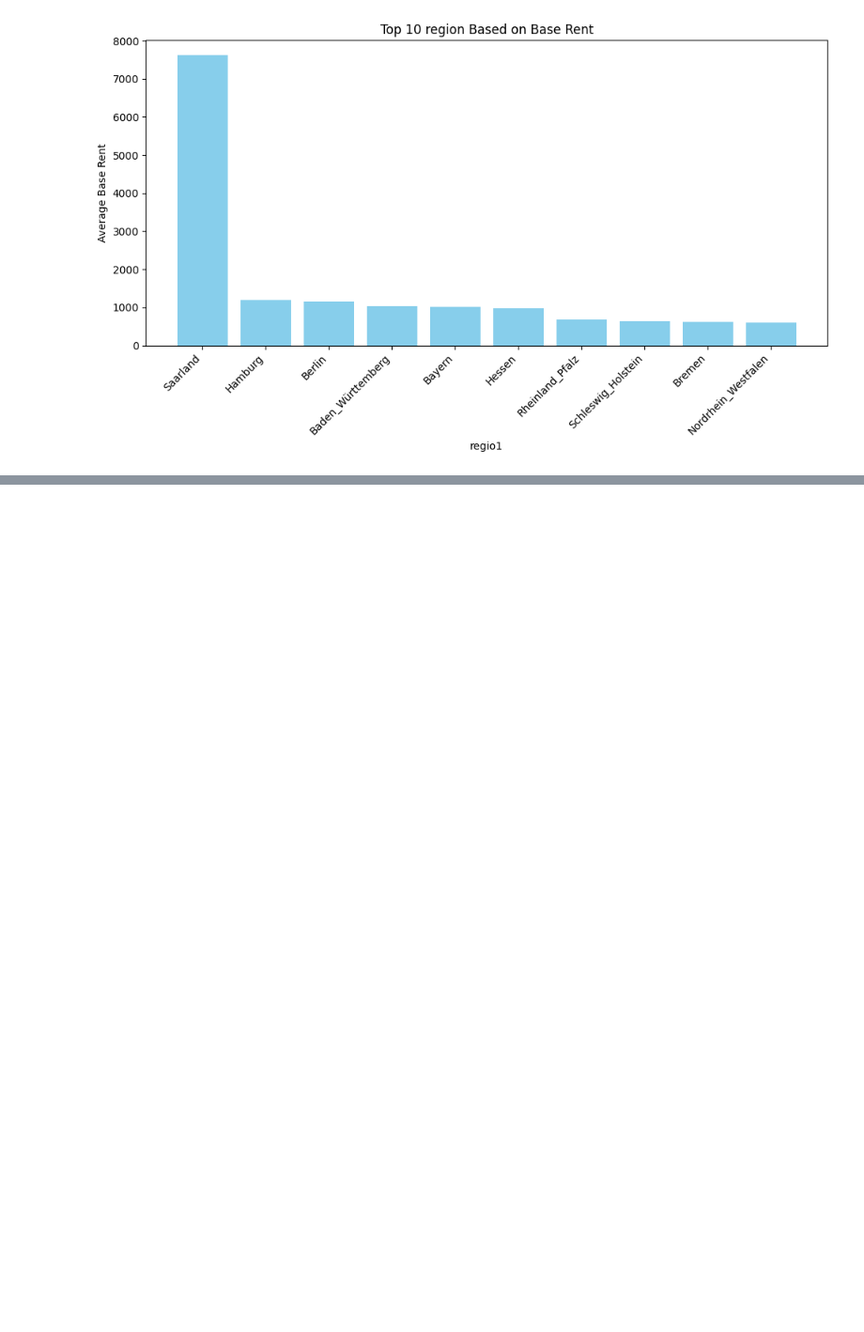
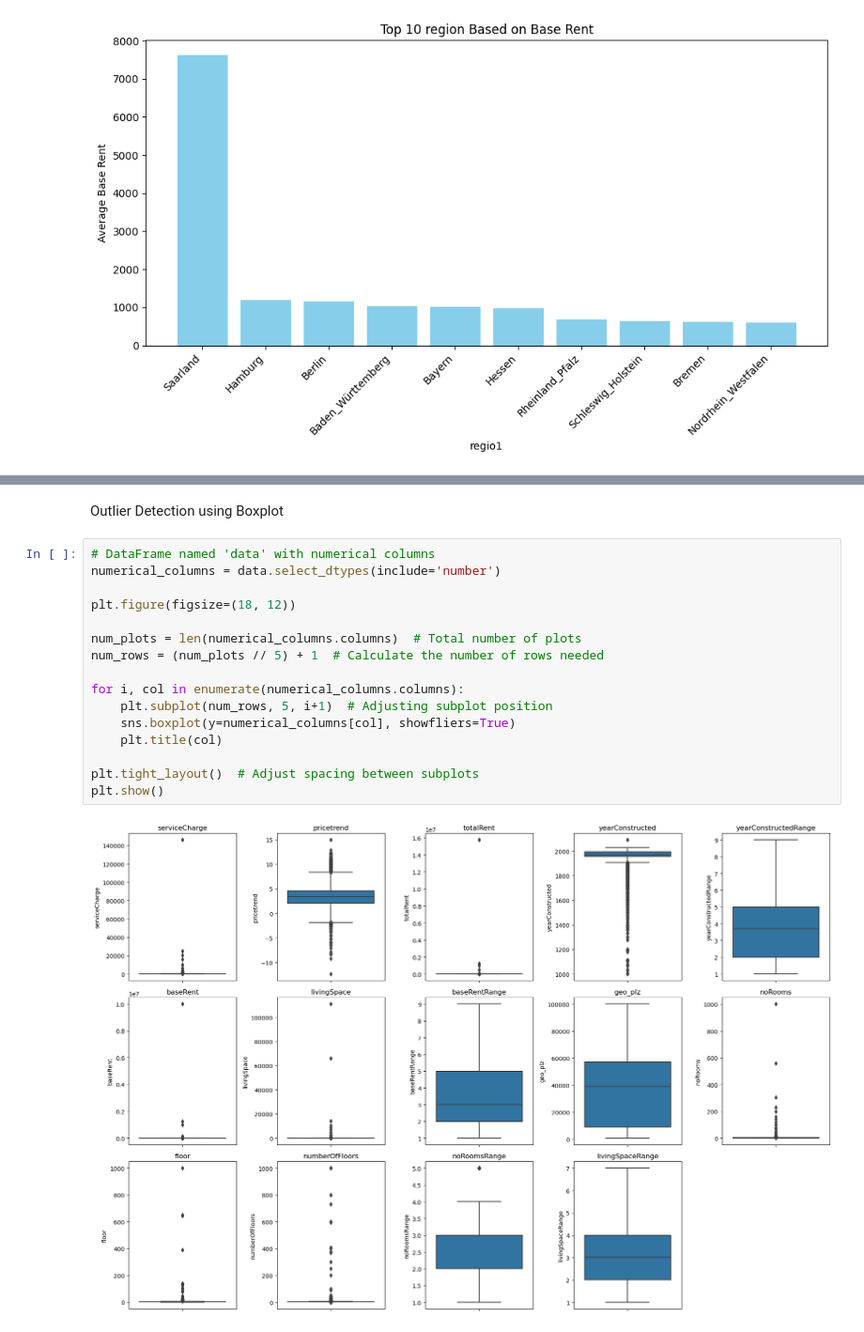
Before and after one commit to Jerin-T/rental_prediction_system, a Jupyter notebook: apartmentRentalPrediction.ipynb, the cells around one changed output, grey strips where cells are left out. Shown at 94% size. Cells and saved outputs as stored; diff of their text form; blank space fills up the shorter version.

```diff
--- a/apartmentRentalPrediction.ipynb
+++ b/apartmentRentalPrediction.ipynb
@@ -349,3 +349,23 @@ fig = px.scatter(grouped_df, x='livingSpace', y='baseRent', title='Mean Base Ren
 fig.show()
 # %% [output]
 [interactive output not drawn]
+# %% [markdown]
+Outlier Detection using Boxplot
+# %%
+# DataFrame named 'data' with numerical columns
+numerical_columns = data.select_dtypes(include='number')
+
+plt.figure(figsize=(18, 12))
+
+num_plots = len(numerical_columns.columns)  # Total number of plots
+num_rows = (num_plots // 5) + 1  # Calculate the number of rows needed
+
+for i, col in enumerate(numerical_columns.columns):
+    plt.subplot(num_rows, 5, i+1)  # Adjusting subplot position
+    sns.boxplot(y=numerical_columns[col], showfliers=True)
+    plt.title(col)
+
+plt.tight_layout()  # Adjust spacing between subplots
+plt.show()
+# %% [output]
+[figure, added]
```
Also changed, not shown: parts of 9 cells of this notebook, 1 other file.
